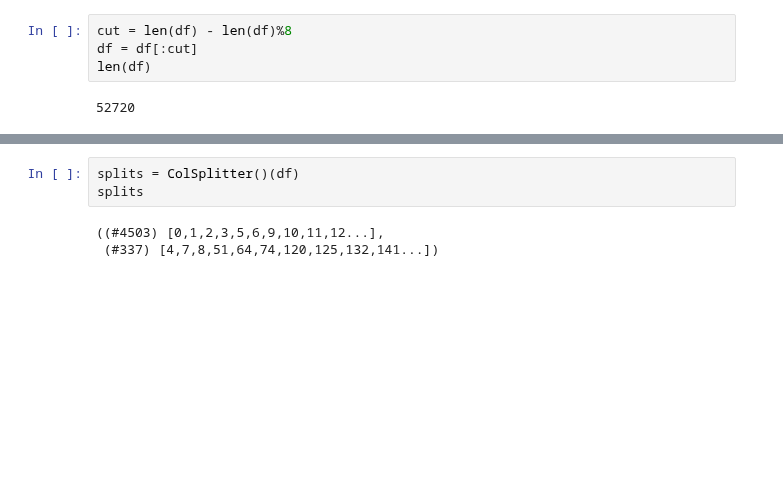
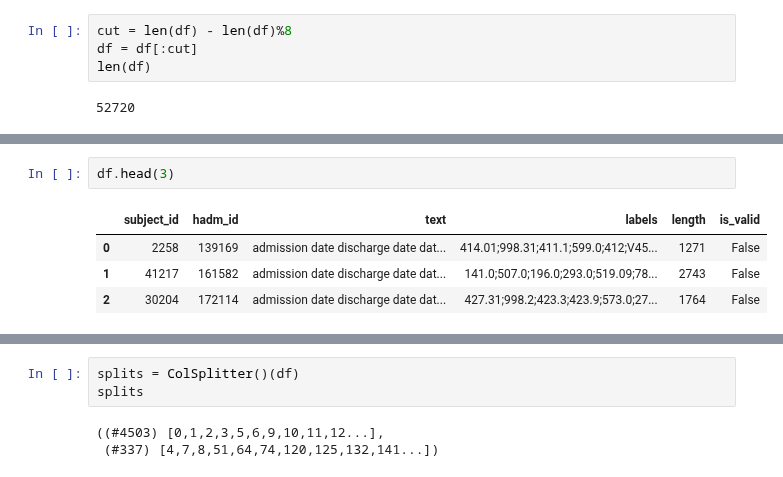
Before and after one commit to debjyotiSRoy/xcube, a Jupyter notebook: nbs/14_tutorial.boot_l2r.ipynb, the cells around one changed output, grey strips where cells are left out. Saved outputs shown, nothing was run; the diff lists cells and outputs as text; blank space fills up the shorter version.

```diff
--- a/nbs/14_tutorial.boot_l2r.ipynb
+++ b/nbs/14_tutorial.boot_l2r.ipynb
@@ -64,0 +61,7 @@ len(df)
+# %%
+df.head(3)
+# %% [output]
+|  | subject_id | hadm_id | text | labels | length | is_valid |
+| 0 | 2258 | 139169 | admission date discharge date dat... | 414.01;998.31;411.1;599.0;412;V45... | 1271 | False |
+| 1 | 41217 | 161582 | admission date discharge date dat... | 141.0;507.0;196.0;293.0;519.09;78... | 2743 | False |
+| 2 | 30204 | 172114 | admission date discharge date dat... | 427.31;998.2;423.3;423.9;573.0;27... | 1764 | False |
```
Also changed, not shown: parts of 48 cells of this notebook, 5 other files.
